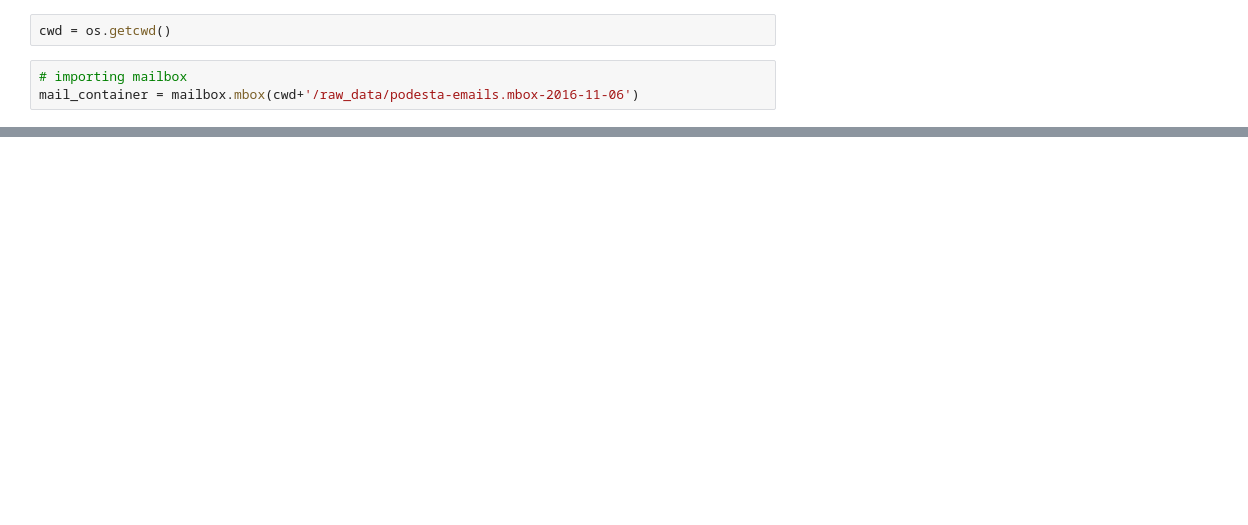
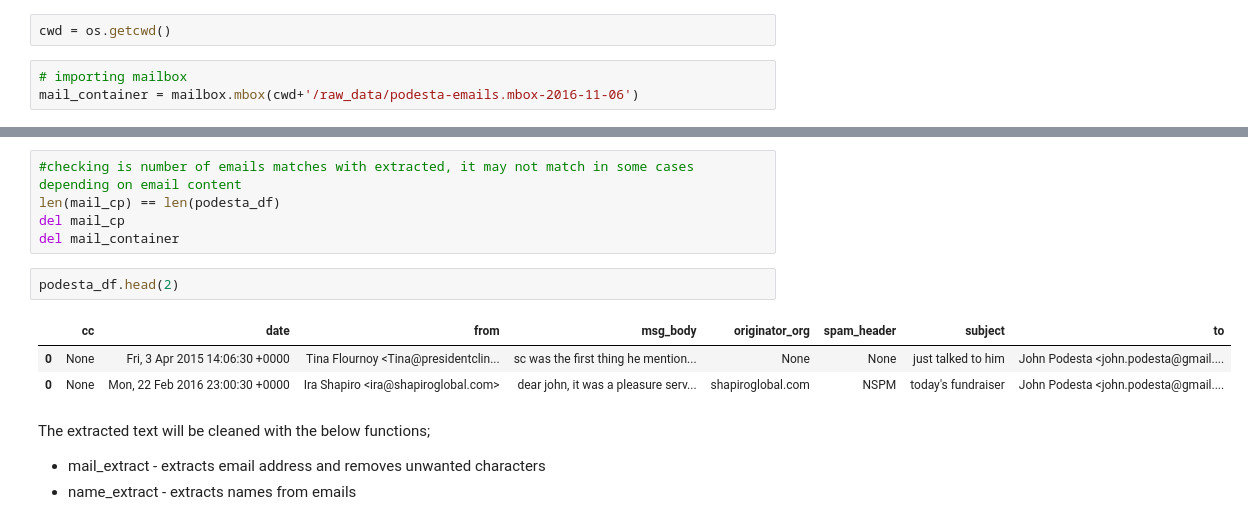
Before and after one commit to avinashpasupulate/large_datasets_with_dask_email_dataset, a Jupyter notebook: mbox_extraction_pandas.ipynb, the cells around one changed output, grey strips where cells are left out. Saved outputs shown, nothing was run; the diff lists cells and outputs as text; blank space fills up the shorter version.

Commit message:
cleanedup, added information, formatted body and emails, exploring networkx

```diff
--- a/mbox_extraction_pandas.ipynb
+++ b/mbox_extraction_pandas.ipynb
@@ -223,0 +171,16 @@ podesta.head()[['msg_body','stprem_body']]
+# %%
+#checking is number of emails matches with extracted, it may not match in some cases depending on email content
+len(mail_cp) == len(podesta_df)
+del mail_cp
+del mail_container
+# %%
+podesta_df.head(2)
+# %% [output]
+|  | cc | date | from | msg_body | originator_org | spam_header | subject | to |
+| 0 | None | Fri, 3 Apr 2015 14:06:30 +0000 | Tina Flournoy <Tina@presidentclin... | sc was the first thing he mention... | None | None | just talked to him | John Podesta <john.podesta@gmail.... |
+| 0 | None | Mon, 22 Feb 2016 23:00:30 +0000 | Ira Shapiro <ira@shapiroglobal.com> | dear john, it was a pleasure serv... | shapiroglobal.com | NSPM | today's fundraiser | John Podesta <john.podesta@gmail.... |
+# %% [markdown]
+The extracted text will be cleaned with the below functions;
+
+* mail_extract - extracts email address and removes unwanted characters
+* name_extract - extracts names from emails
```
Also changed, not shown: parts of 58 cells of this notebook.
